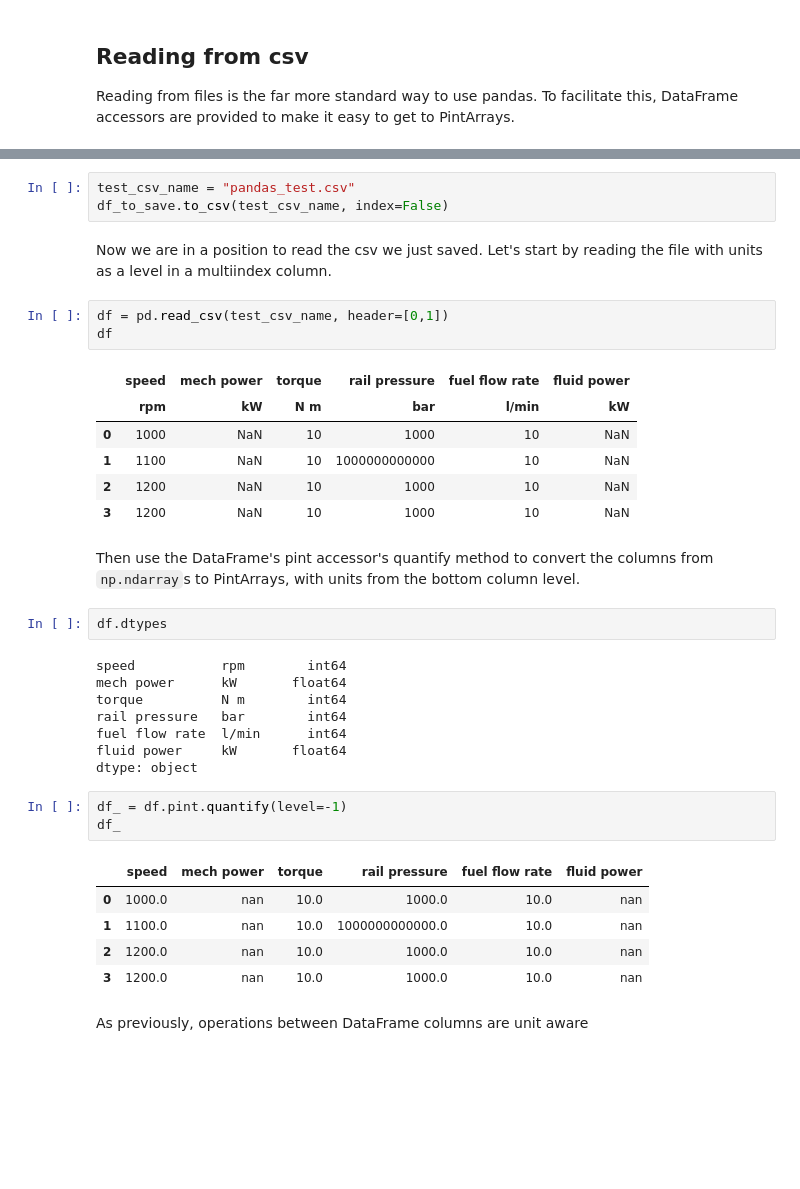
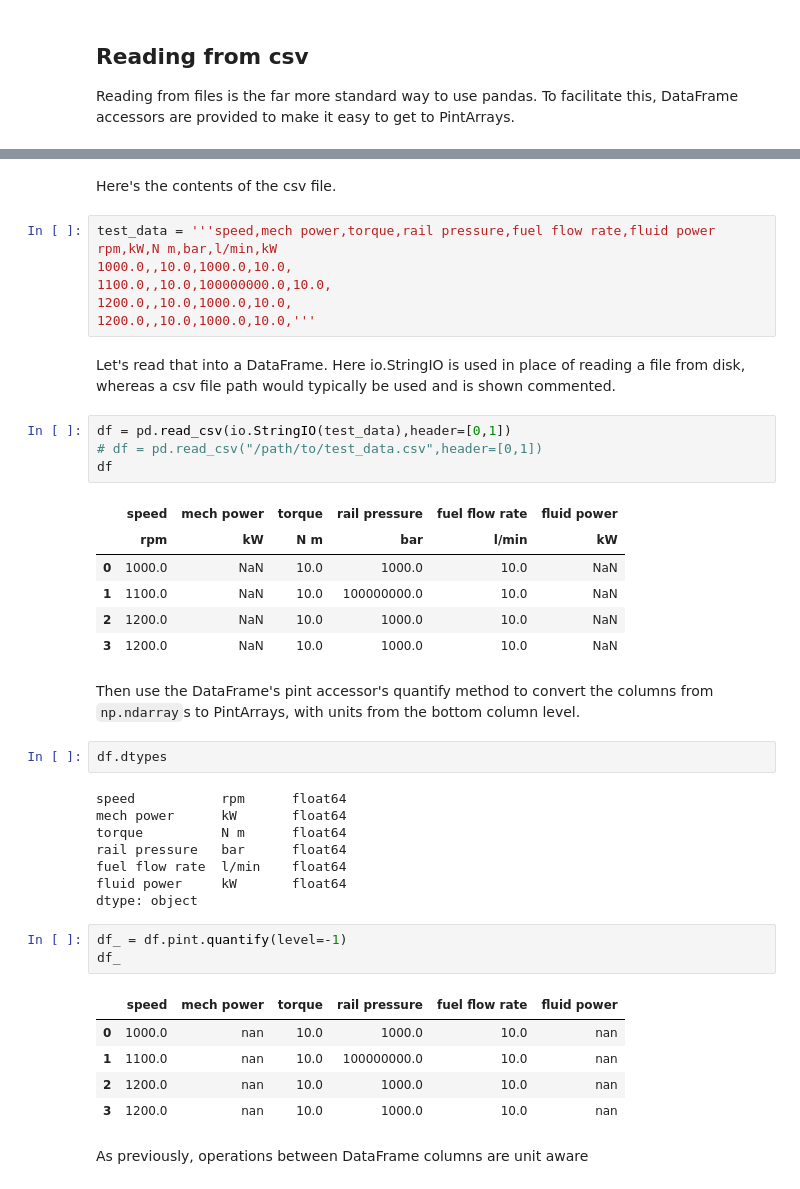
Before and after one commit to hgrecco/pint-pandas, a Jupyter notebook: notebooks/Pandas_support.ipynb, the cells around one changed output, grey strips where cells are left out. Saved outputs shown, nothing was run; the diff lists cells and outputs as text; blank space fills up the shorter version.

Commit message:
notebook test was failing as it couldn't find csv file. use StringIO to prevent looking for file on disk

```diff
--- a/notebooks/Pandas_support.ipynb
+++ b/notebooks/Pandas_support.ipynb
@@ -132,28 +94,36 @@ Now we save this to disk as a csv to give us our starting point.
-# %%
-test_csv_name = "pandas_test.csv"
-df_to_save.to_csv(test_csv_name, index=False)
-# %% [markdown]
-Now we are in a position to read the csv we just saved. Let's start by reading the file with units as a level in a multiindex column.
+# %% [markdown]
+Here's the contents of the csv file.
+# %%
+test_data = '''speed,mech power,torque,rail pressure,fuel flow rate,fluid power
+rpm,kW,N m,bar,l/min,kW
+1000.0,,10.0,1000.0,10.0,
+1100.0,,10.0,100000000.0,10.0,
+1200.0,,10.0,1000.0,10.0,
+1200.0,,10.0,1000.0,10.0,'''
+# %% [markdown]
+Let's read that into a DataFrame.
+Here io.StringIO is used in place of reading a file from disk, whereas a csv file path would typically be used and is shown commented.
 # %%
-df = pd.read_csv(test_csv_name, header=[0,1])
+df = pd.read_csv(io.StringIO(test_data),header=[0,1])
+# df = pd.read_csv("/path/to/test_data.csv",header=[0,1])
 df
 # %% [output]
 |  | speed | mech power | torque | rail pressure | fuel flow rate | fluid power |
 |  | rpm | kW | N m | bar | l/min | kW |
-| 0 | 1000 | NaN | 10 | 1000 | 10 | NaN |
-| 1 | 1100 | NaN | 10 | 1000000000000 | 10 | NaN |
-| 2 | 1200 | NaN | 10 | 1000 | 10 | NaN |
-| 3 | 1200 | NaN | 10 | 1000 | 10 | NaN |
+| 0 | 1000.0 | NaN | 10.0 | 1000.0 | 10.0 | NaN |
+| 1 | 1100.0 | NaN | 10.0 | 100000000.0 | 10.0 | NaN |
+| 2 | 1200.0 | NaN | 10.0 | 1000.0 | 10.0 | NaN |
+| 3 | 1200.0 | NaN | 10.0 | 1000.0 | 10.0 | NaN |
 # %% [markdown]
 Then use the DataFrame's pint accessor's quantify method to convert the columns from `np.ndarray`s to PintArrays, with units from the bottom column level.
 # %%
 df.dtypes
 # %% [output]
-speed           rpm        int64
+speed           rpm      float64
 mech power      kW       float64
-torque          N m        int64
-rail pressure   bar        int64
-fuel flow rate  l/min      int64
+torque          N m      float64
+rail pressure   bar      float64
+fuel flow rate  l/min    float64
 fluid power     kW       float64
 dtype: object
 # %%
@@ -162,7 +132,7 @@ df_
 # %% [output]
 |  | speed | mech power | torque | rail pressure | fuel flow rate | fluid power |
 | 0 | 1000.0 | nan | 10.0 | 1000.0 | 10.0 | nan |
-| 1 | 1100.0 | nan | 10.0 | 1000000000000.0 | 10.0 | nan |
+| 1 | 1100.0 | nan | 10.0 | 100000000.0 | 10.0 | nan |
 | 2 | 1200.0 | nan | 10.0 | 1000.0 | 10.0 | nan |
 | 3 | 1200.0 | nan | 10.0 | 1000.0 | 10.0 | nan |
 # %% [markdown]
```
Also changed, not shown: parts of 12 cells of this notebook, 1 other file.
